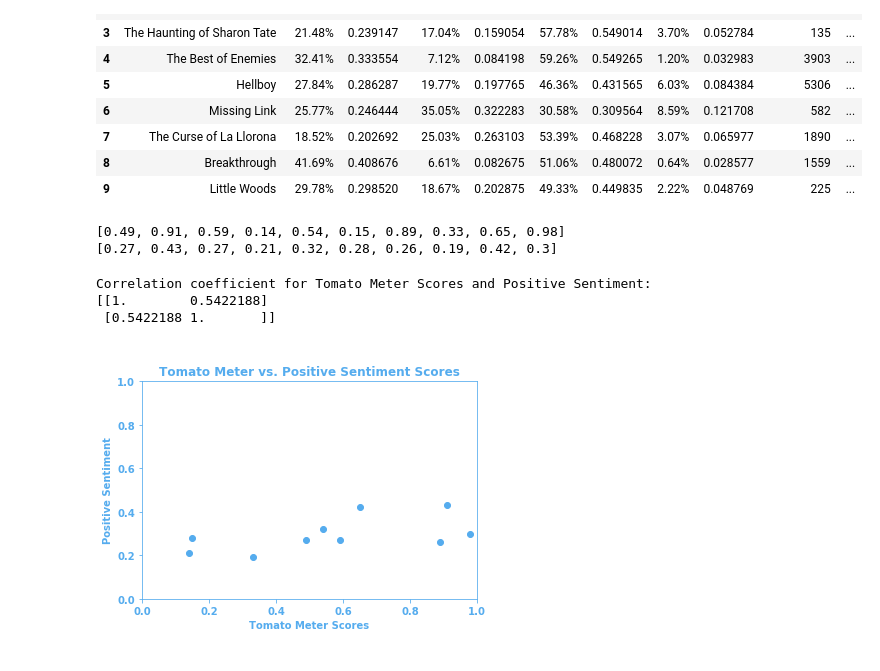
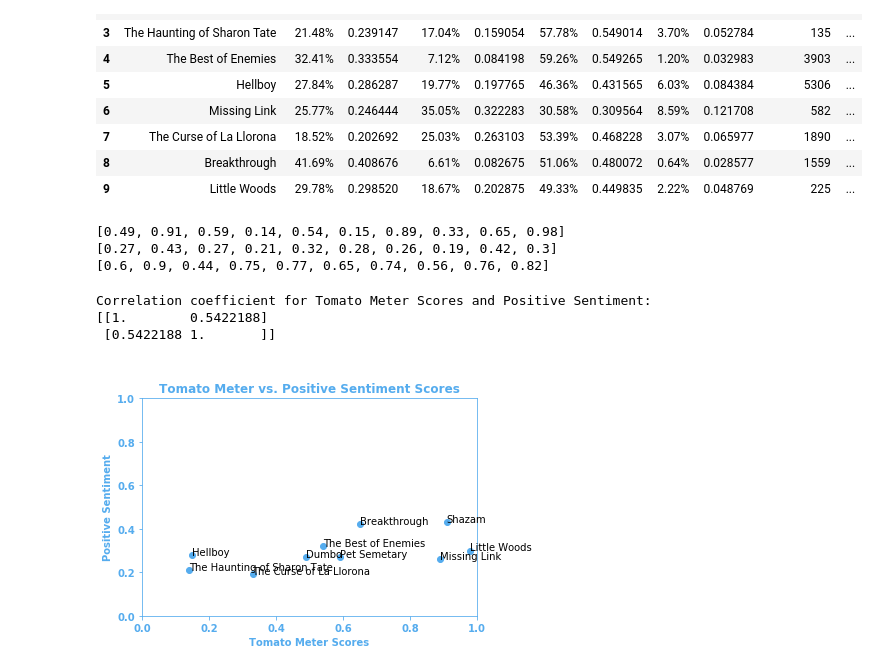
Before and after one commit to jkrovitz/Collective_Intelligence_Final_Project, a Jupyter notebook: PlottingResults.ipynb, the cells around one changed output. Drawn from its saved outputs; the diff is of its cells as text; code cells hidden in the pictures.

Commit message:
Separated getSentiment and getReadability into separate ipython notebooks. Experimented with literacy plots.

```diff
--- a/PlottingResults.ipynb
+++ b/PlottingResults.ipynb
@@ -9,9 +9,10 @@ def make_df(file):
     data = pd.read_csv(file)
     return pd.DataFrame(data)
 
-sentiment_df = make_df('https://raw.githubusercontent.com/jkrovitz/Collective_Intelligence_Final_Project/master/DATA_FOR_PLOTS/sentiment.csv')
-reviews_df = make_df('https://raw.githubusercontent.com/jkrovitz/Collective_Intelligence_Final_Project/master/DATA_FOR_PLOTS/reviews.csv')
-literacy_df = make_df('https://raw.githubusercontent.com/jkrovitz/Collective_Intelligence_Final_Project/master/DATA_FOR_PLOTS/literacy.csv')
+sentiment_df = make_df('https://raw.githubusercontent.com/jkrovitz/Collective_Intelligence_Final_Project/master/PLOTS_AND_ASSOCIATED_ITEMS/DATA_FOR_PLOTS/sentiment.csv')
+reviews_df = make_df('https://raw.githubusercontent.com/jkrovitz/Collective_Intelligence_Final_Project/master/PLOTS_AND_ASSOCIATED_ITEMS/DATA_FOR_PLOTS/reviews.csv')
+literacy_df = make_df('https://raw.githubusercontent.com/jkrovitz/Collective_Intelligence_Final_Project/master/PLOTS_AND_ASSOCIATED_ITEMS/DATA_FOR_PLOTS/literacy.csv')
+genre_df = make_df('Phttps://raw.githubusercontent.com/jkrovitz/Collective_Intelligence_Final_Project/master/PLOTS_AND_ASSOCIATED_ITEMS/DATA_FOR_PLOTS/genre.csv')
 # %%
 sentiment_df.head()
 # %% [output]
@@ -62,3 +74,5 @@ positive_sentiment_percent_list = tomato_pos_combo_df['Positive '].tolist()
+# %%
+movie_list = tomato_pos_combo_df['Movies'].tolist()
 # %%
 #Convert percents to floats.
 
@@ -76,42 +90,51 @@ print(tomato_float_list)
 
 positive_sentiment_float_list = convert_to_float(positive_sentiment_percent_list)
 print(positive_sentiment_float_list)
+
+audience_score_float_list = convert_to_float(audience_score_percent_list)
+print(audience_score_float_list)
 # %% [output]
 [0.49, 0.91, 0.59, 0.14, 0.54, 0.15, 0.89, 0.33, 0.65, 0.98]
 [0.27, 0.43, 0.27, 0.21, 0.32, 0.28, 0.26, 0.19, 0.42, 0.3]
+[0.6, 0.9, 0.44, 0.75, 0.77, 0.65, 0.74, 0.56, 0.76, 0.82]
 # %%
 def make_scatter_plot_and_calculate_correlation_coefficient(x, y, plt_title, x_label, y_label, img_file_path):
     fig, ax = plt.subplots(edgecolor='#55acee', facecolor='white')
     ax.scatter(x, y, color='#55acee')
+
+    annotate_list = []
+    for i, movie_title in enumerate(movie_list):
+        annotation = ax.annotate(movie_title, (x[i], y[i]))
+        annotate_list.append(annotation)
 
     ax.tick_params(axis='x', color='#55acee')
     ax.tick_params(axis='y', color='#55acee')
     ax.set_xlim([0, 1])
     ax.set_ylim([0, 1])
 
     ax.set_yticklabels(np.arange(0,1,.1),color='#55acee',  fontweight='bold')
     ax.set_xticklabels(np.arange(0,1,.1),color='#55acee',  fontweight='bold')
 
     ax.xaxis.set_major_formatter(FormatStrFormatter('%0.1f'))
     ax.yaxis.set_major_formatter(FormatStrFormatter('%0.1f'))
 
     ax.spines['bottom'].set_color('#55acee')
     ax.spines['top'].set_color('#55acee')
     ax.spines['right'].set_color('#55acee')
     ax.spines['left'].set_color('#55acee')
 
     print('Correlation coefficient for ' + x_label + ' and ' + y_label + ':')
     print(np.corrcoef(x, y))
 
     plt.title('\n' + plt_title, color='#55acee', fontweight='bold')
     plt.xlabel(x_label, fontweight='bold', color='#55acee')
     plt.ylabel(y_label, fontweight='bold', color='#55acee')
 
     plt.savefig(img_file_path)
 
 make_scatter_plot_and_calculate_correlation_coefficient(tomato_float_list, positive_sentiment_float_list, 'Tomato Meter vs. Positive Sentiment Scores', 'Tomato Meter Scores', 'Positive Sentiment', 'PLOTS_AND_ASSOCIATED_ITEMS/PLOT_PICS/tomato_pos_scatter_plt.png')
 # %% [output]
 Correlation coefficient for Tomato Meter Scores and Positive Sentiment:
 [[1.        0.5422188]
  [0.5422188 1.       ]]
-[figure, old version]
+[figure, new version]
```
Also changed, not shown: parts of 9 cells of this notebook, 9 other files.
